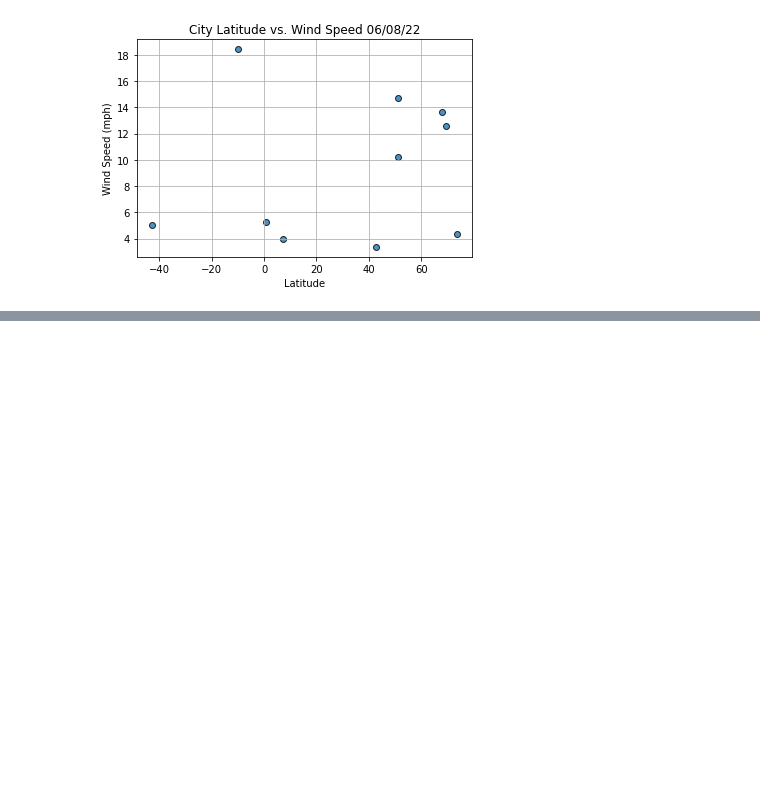
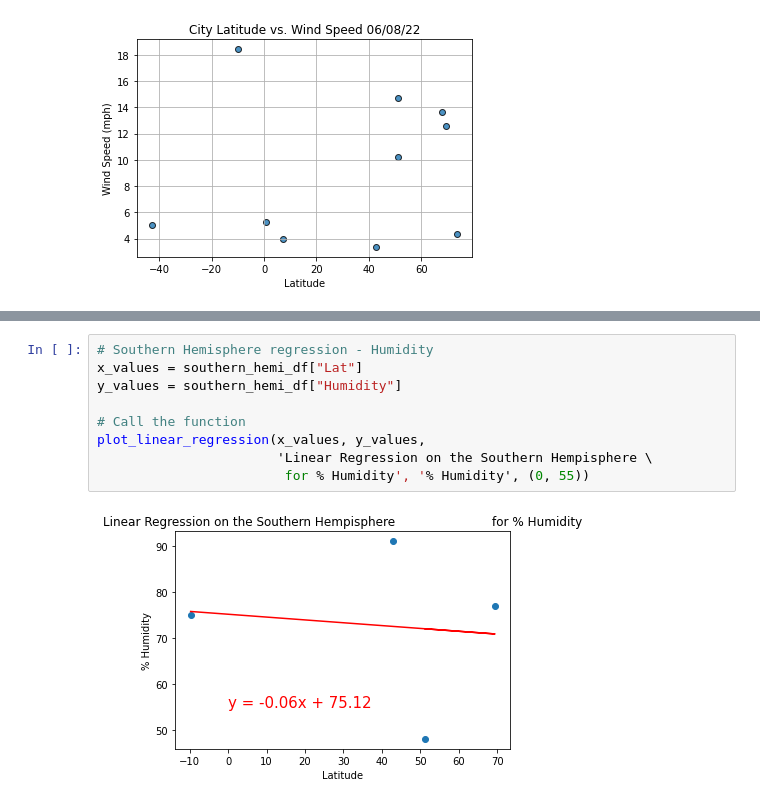
Before and after one commit to da-isaac/world-weather-analysis, a Jupyter notebook: WeatherPy.ipynb, the cells around one changed output, grey strips where cells are left out. Drawn from its saved outputs; the diff is of its cells as text; blank space fills up the shorter version.

```diff
--- a/WeatherPy.ipynb
+++ b/WeatherPy.ipynb
@@ -256,0 +320,11 @@ plt.show()
+# %%
+# Southern Hemisphere regression - Humidity
+x_values = southern_hemi_df["Lat"]
+y_values = southern_hemi_df["Humidity"]
+
+# Call the function
+plot_linear_regression(x_values, y_values,
+                       'Linear Regression on the Southern Hempisphere \
+                        for % Humidity', '% Humidity', (0, 55))
+# %% [output]
+[figure, added]
```
Also changed, not shown: parts of 9 cells of this notebook.
